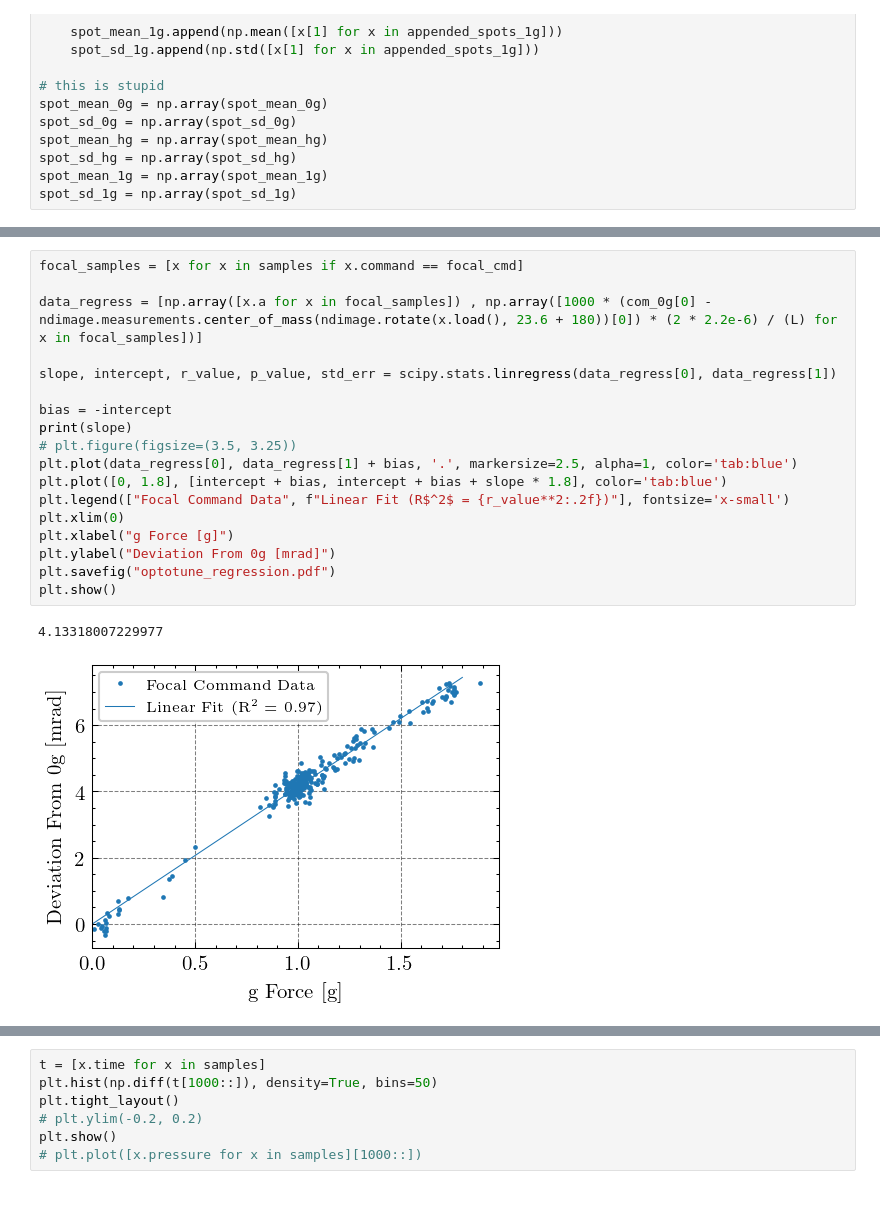
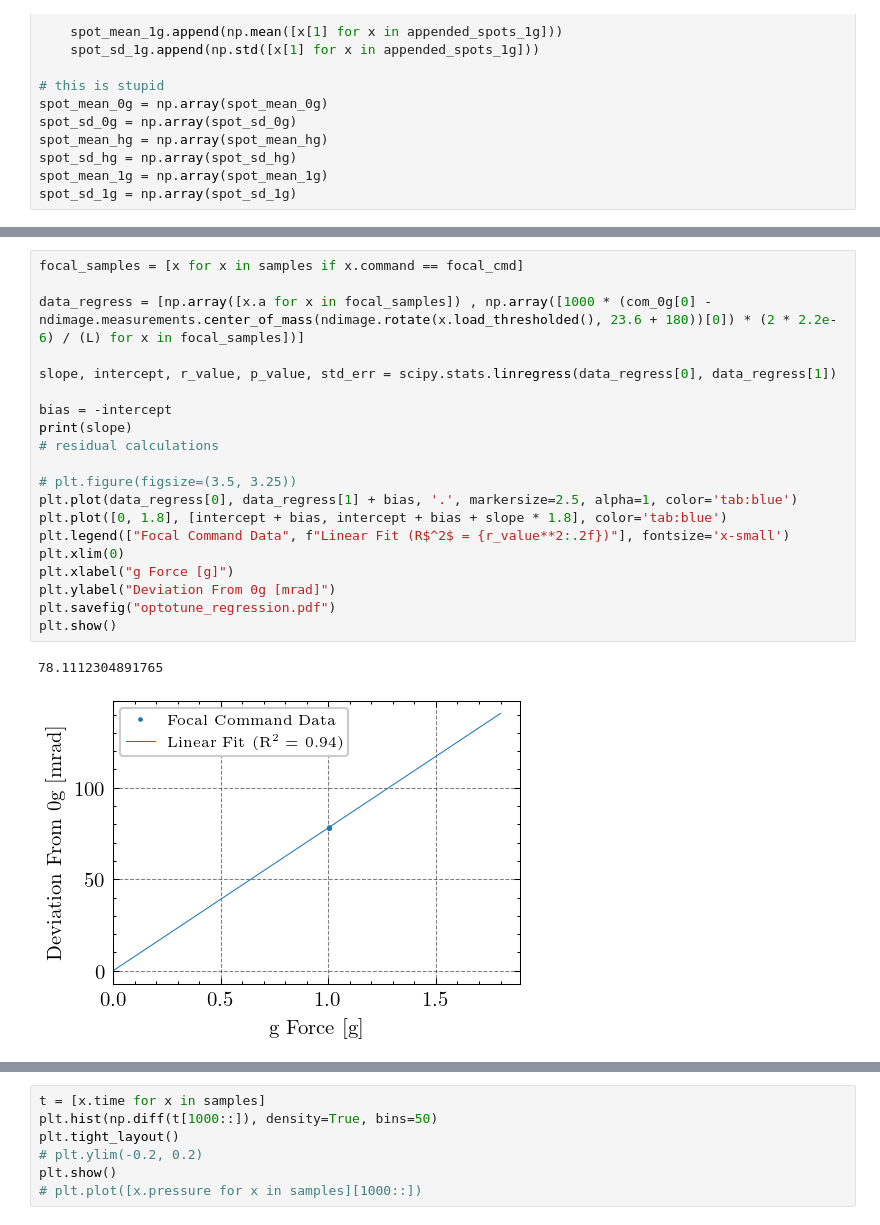
Before and after one commit to MIT-STARLab/mosaic-zerog-code, a Jupyter notebook: analyse_optotune.ipynb, the cells around one changed output, grey strips where cells are left out. Cells and saved outputs as stored; diff of their text form.

```diff
--- a/analyse_optotune.ipynb
+++ b/analyse_optotune.ipynb
@@ -332,21 +558,23 @@ print(popt_1g)
 # %%
 focal_samples = [x for x in samples if x.command == focal_cmd]
 
-data_regress = [np.array([x.a for x in focal_samples]) , np.array([1000 * (com_0g[0] - ndimage.measurements.center_of_mass(ndimage.rotate(x.load(), 23.6 + 180))[0]) * (2 * 2.2e-6) / (L) for x in focal_samples])]
+data_regress = [np.array([x.a for x in focal_samples]) , np.array([1000 * (com_0g[0] - ndimage.measurements.center_of_mass(ndimage.rotate(x.load_thresholded(), 23.6 + 180))[0]) * (2 * 2.2e-6) / (L) for x in focal_samples])]
 
 slope, intercept, r_value, p_value, std_err = scipy.stats.linregress(data_regress[0], data_regress[1])
 
 bias = -intercept
 print(slope)
+# residual calculations
+
 # plt.figure(figsize=(3.5, 3.25))
 plt.plot(data_regress[0], data_regress[1] + bias, '.', markersize=2.5, alpha=1, color='tab:blue')
 plt.plot([0, 1.8], [intercept + bias, intercept + bias + slope * 1.8], color='tab:blue')
 plt.legend(["Focal Command Data", f"Linear Fit (R$^2$ = {r_value**2:.2f})"], fontsize='x-small')
 plt.xlim(0)
 plt.xlabel("g Force [g]")
 plt.ylabel("Deviation From 0g [mrad]")
 plt.savefig("optotune_regression.pdf")
 plt.show()
 # %% [output]
-4.13318007229977
+78.1112304891765
-[figure, old version]
+[figure, new version]
```
Also changed, not shown: parts of 16 cells of this notebook.
